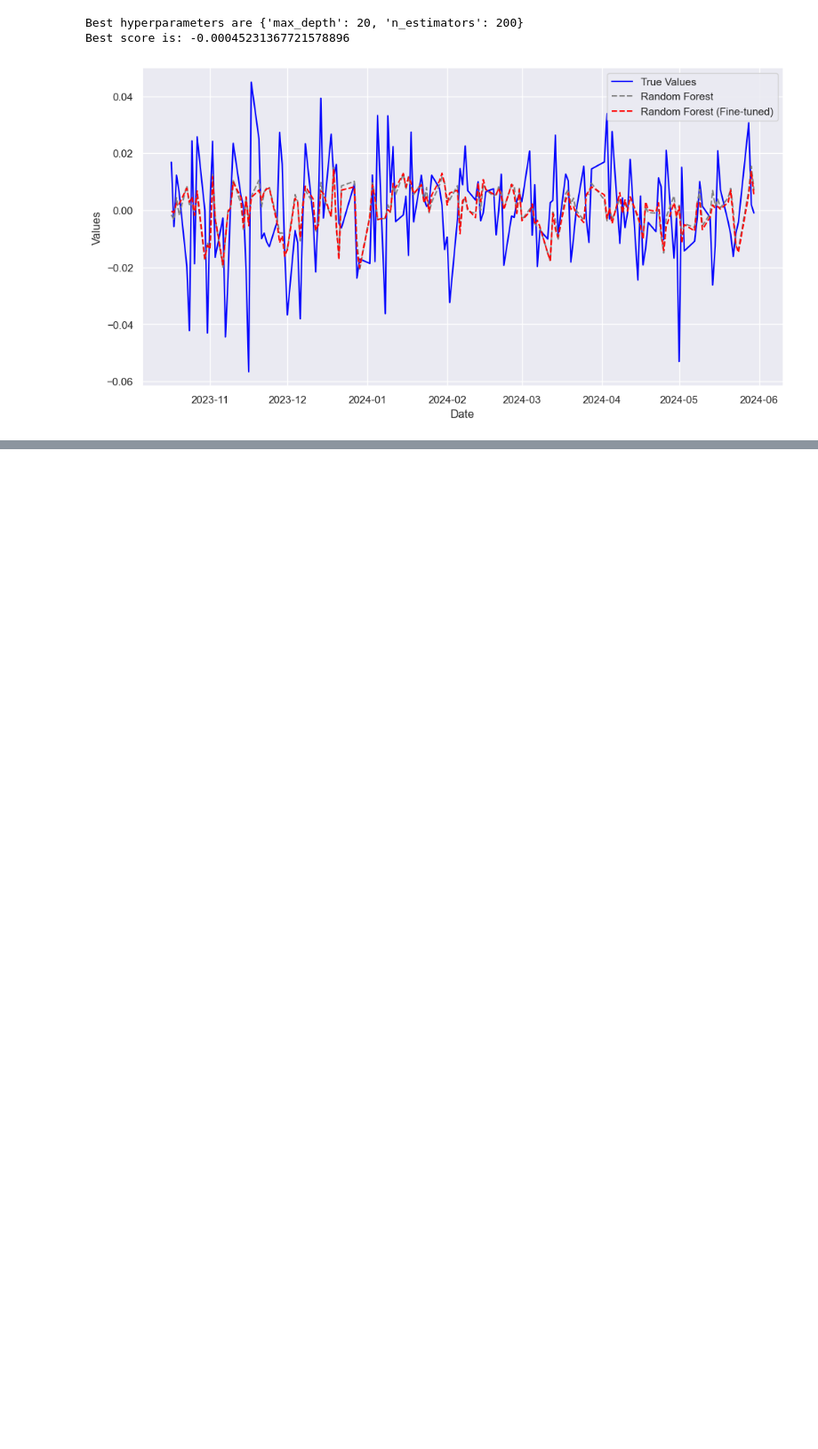
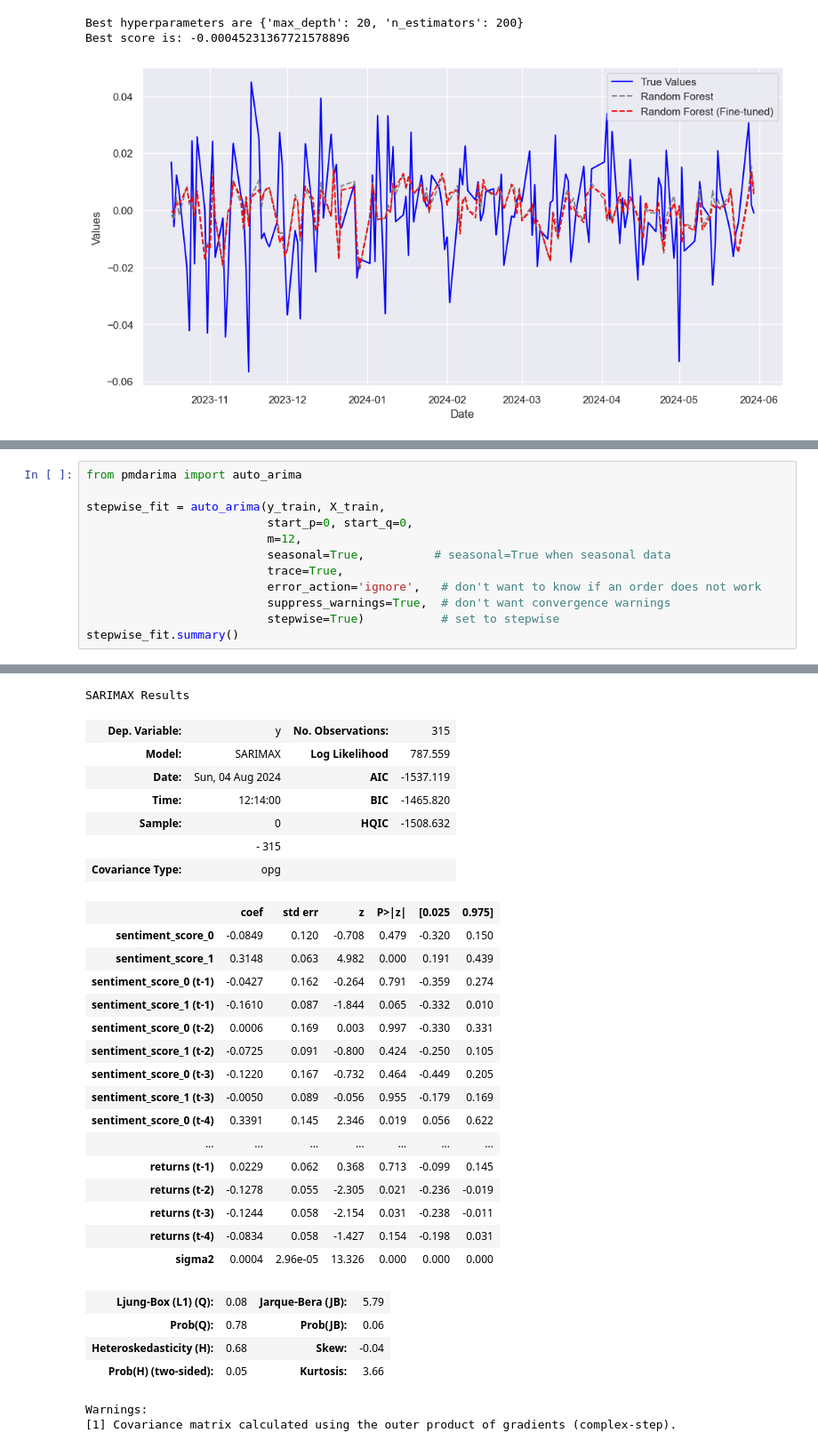
Before and after one commit to patricia-van/Oil-Price-Prediction-using-Tweets, a Jupyter notebook: modelling.ipynb, the cells around one changed output, grey strips where cells are left out. Shown at 89% size. Saved outputs shown, nothing was run; the diff lists cells and outputs as text; blank space fills up the shorter version.

```diff
--- a/modelling.ipynb
+++ b/modelling.ipynb
@@ -652,0 +681,13 @@ Best score is: -0.00045231367721578896
+# %%
+from pmdarima import auto_arima
+
+stepwise_fit = auto_arima(y_train, X_train,
+                          start_p=0, start_q=0,
+                          m=12,
+                          seasonal=True,          # seasonal=True when seasonal data
+                          trace=True,
+                          error_action='ignore',   # don't want to know if an order does not work
+                          suppress_warnings=True,  # don't want convergence warnings
+                          stepwise=True)           # set to stepwise
+stepwise_fit.summary()
+# %% [output]
@@ -652,0 +708,30 @@ Best score is: -0.00045231367721578896
+SARIMAX Results
+| Dep. Variable: | y | No. Observations: | 315 |
+| Model: | SARIMAX | Log Likelihood | 787.559 |
+| Date: | Sun, 04 Aug 2024 | AIC | -1537.119 |
+| Time: | 12:14:00 | BIC | -1465.820 |
+| Sample: | 0 | HQIC | -1508.632 |
+|  | - 315 |  |  |
+| Covariance Type: | opg |  |  |
+|  | coef | std err | z | P>|z| | [0.025 | 0.975] |
+| sentiment_score_0 | -0.0849 | 0.120 | -0.708 | 0.479 | -0.320 | 0.150 |
+| sentiment_score_1 | 0.3148 | 0.063 | 4.982 | 0.000 | 0.191 | 0.439 |
+| sentiment_score_0 (t-1) | -0.0427 | 0.162 | -0.264 | 0.791 | -0.359 | 0.274 |
+| sentiment_score_1 (t-1) | -0.1610 | 0.087 | -1.844 | 0.065 | -0.332 | 0.010 |
+| sentiment_score_0 (t-2) | 0.0006 | 0.169 | 0.003 | 0.997 | -0.330 | 0.331 |
+| sentiment_score_1 (t-2) | -0.0725 | 0.091 | -0.800 | 0.424 | -0.250 | 0.105 |
+| sentiment_score_0 (t-3) | -0.1220 | 0.167 | -0.732 | 0.464 | -0.449 | 0.205 |
+| sentiment_score_1 (t-3) | -0.0050 | 0.089 | -0.056 | 0.955 | -0.179 | 0.169 |
+| sentiment_score_0 (t-4) | 0.3391 | 0.145 | 2.346 | 0.019 | 0.056 | 0.622 |
+| ... | ... | ... | ... | ... | ... | ... |
+| returns (t-1) | 0.0229 | 0.062 | 0.368 | 0.713 | -0.099 | 0.145 |
+| returns (t-2) | -0.1278 | 0.055 | -2.305 | 0.021 | -0.236 | -0.019 |
+| returns (t-3) | -0.1244 | 0.058 | -2.154 | 0.031 | -0.238 | -0.011 |
+| returns (t-4) | -0.0834 | 0.058 | -1.427 | 0.154 | -0.198 | 0.031 |
+| sigma2 | 0.0004 | 2.96e-05 | 13.326 | 0.000 | 0.000 | 0.000 |
+| Ljung-Box (L1) (Q): | 0.08 | Jarque-Bera (JB): | 5.79 |
+| Prob(Q): | 0.78 | Prob(JB): | 0.06 |
+| Heteroskedasticity (H): | 0.68 | Skew: | -0.04 |
+| Prob(H) (two-sided): | 0.05 | Kurtosis: | 3.66 |
+Warnings:
+[1] Covariance matrix calculated using the outer product of gradients (complex-step).
```
Also changed, not shown: parts of 11 cells of this notebook, 2 other files.
